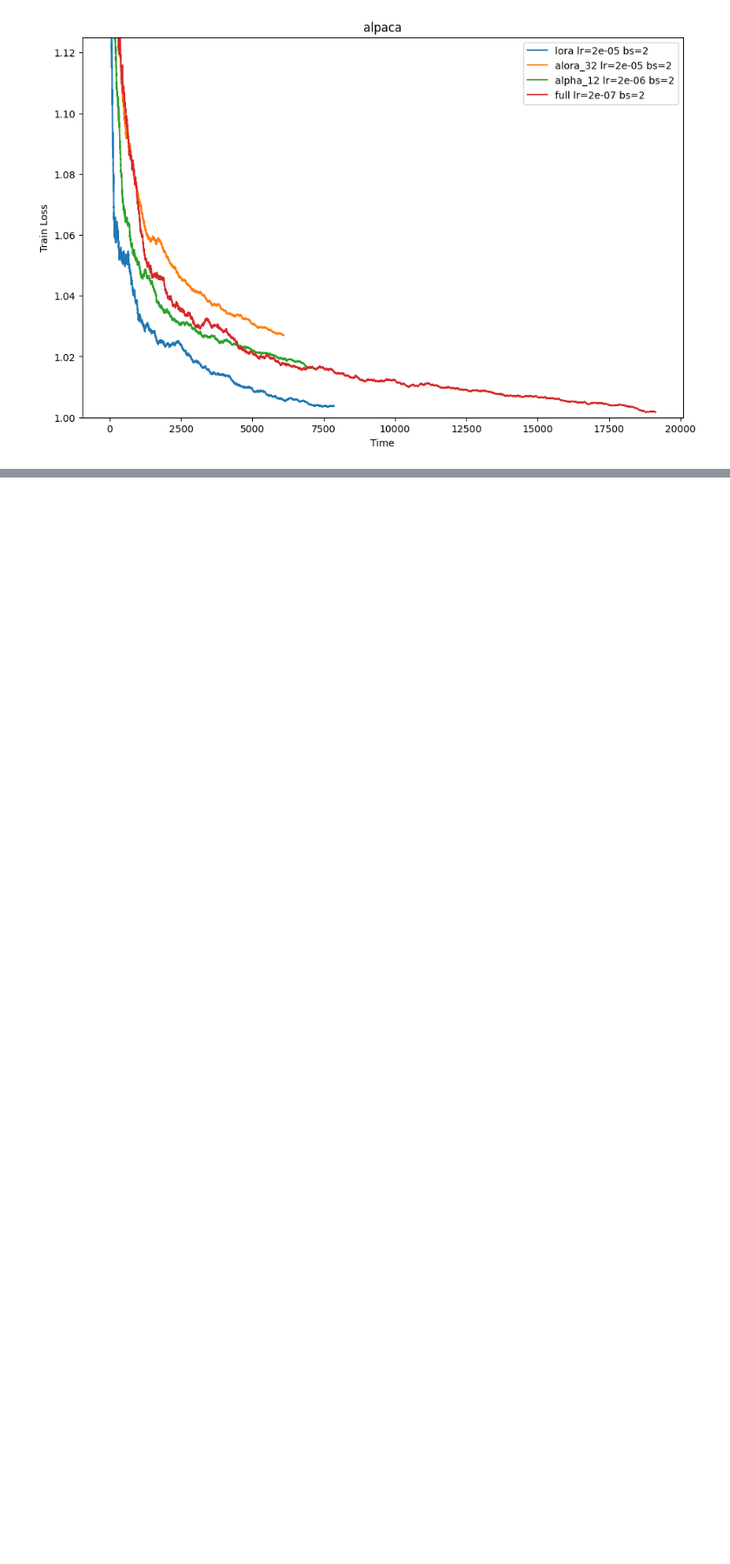
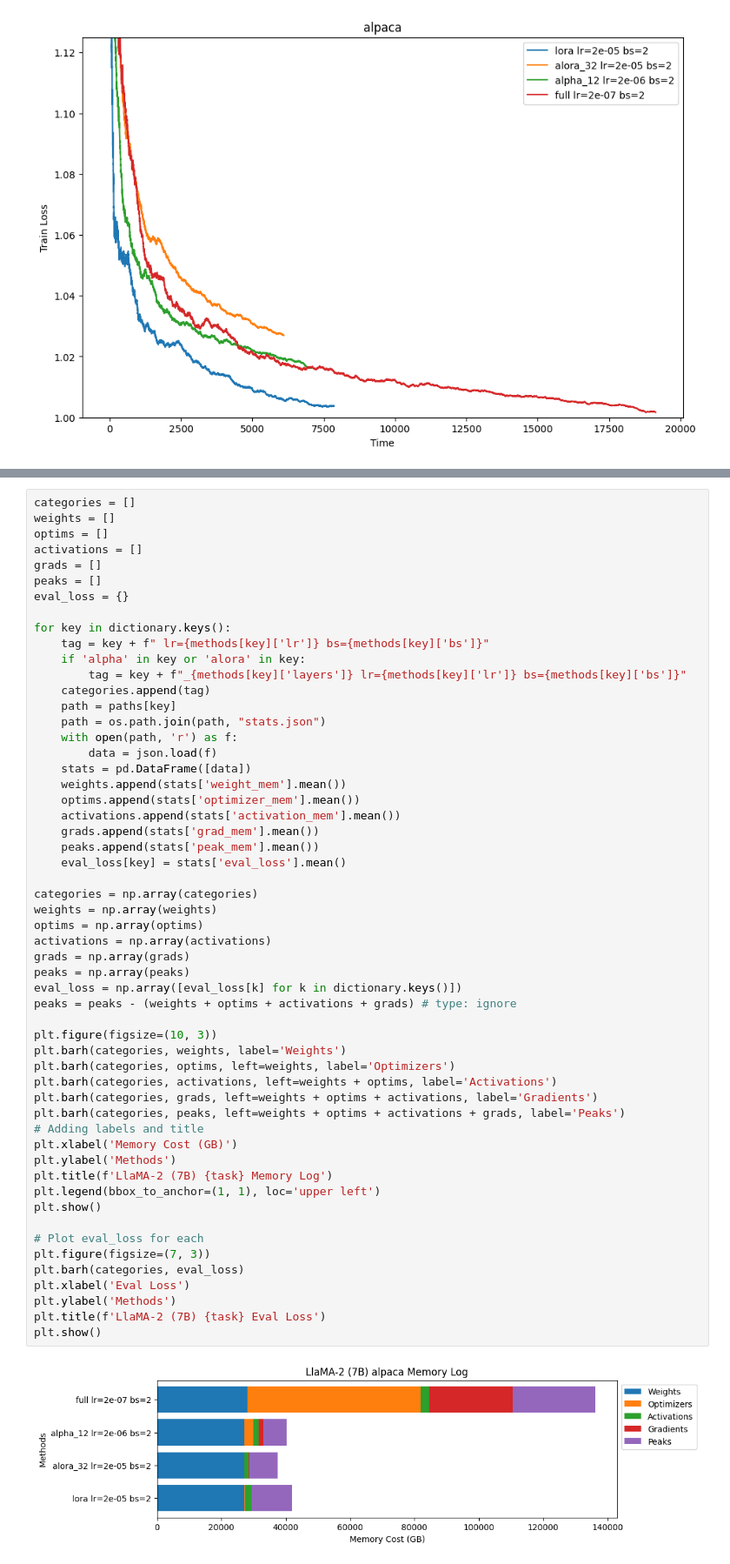
Before and after one commit to RpM-Kinshuk/SelectiveFT, a Jupyter notebook: Plots.ipynb, the cells around one changed output, grey strips where cells are left out. Shown: that part at 87% size. Saved outputs shown, nothing was run; the diff lists cells and outputs as text; blank space fills up the shorter version.

```diff
--- a/Plots.ipynb
+++ b/Plots.ipynb
@@ -162,3 +211,60 @@ plt.legend(bbox_to_anchor=(1, 1), loc='upper left')
 plt.show()
 # %% [output]
 [figure]
+# %%
+categories = []
+weights = []
+optims = []
+activations = []
+grads = []
+peaks = []
+eval_loss = {}
+
+for key in dictionary.keys():
+    tag = key + f" lr={methods[key]['lr']} bs={methods[key]['bs']}"
+    if 'alpha' in key or 'alora' in key:
+        tag = key + f"_{methods[key]['layers']} lr={methods[key]['lr']} bs={methods[key]['bs']}"
+    categories.append(tag)
+    path = paths[key]
+    path = os.path.join(path, "stats.json")
+    with open(path, 'r') as f:
+        data = json.load(f)
+    stats = pd.DataFrame([data])
+    weights.append(stats['weight_mem'].mean())
+    optims.append(stats['optimizer_mem'].mean())
+    activations.append(stats['activation_mem'].mean())
+    grads.append(stats['grad_mem'].mean())
+    peaks.append(stats['peak_mem'].mean())
+    eval_loss[key] = stats['eval_loss'].mean()
+
+categories = np.array(categories)
+weights = np.array(weights)
+optims = np.array(optims)
+activations = np.array(activations)
+grads = np.array(grads)
+peaks = np.array(peaks)
+eval_loss = np.array([eval_loss[k] for k in dictionary.keys()])
+peaks = peaks - (weights + optims + activations + grads) # type: ignore
+
+plt.figure(figsize=(10, 3))
+plt.barh(categories, weights, label='Weights')
+plt.barh(categories, optims, left=weights, label='Optimizers')
+plt.barh(categories, activations, left=weights + optims, label='Activations')
+plt.barh(categories, grads, left=weights + optims + activations, label='Gradients')
+plt.barh(categories, peaks, left=weights + optims + activations + grads, label='Peaks')
+# Adding labels and title
+plt.xlabel('Memory Cost (GB)')
+plt.ylabel('Methods')
+plt.title(f'LlaMA-2 (7B) {task} Memory Log')
+plt.legend(bbox_to_anchor=(1, 1), loc='upper left')
+plt.show()
+
+# Plot eval_loss for each
+plt.figure(figsize=(7, 3))
+plt.barh(categories, eval_loss)
+plt.xlabel('Eval Loss')
+plt.ylabel('Methods')
+plt.title(f'LlaMA-2 (7B) {task} Eval Loss')
+plt.show()
+# %% [output]
+[figure, added]
```
Also changed, not shown: parts of 5 cells of this notebook.
